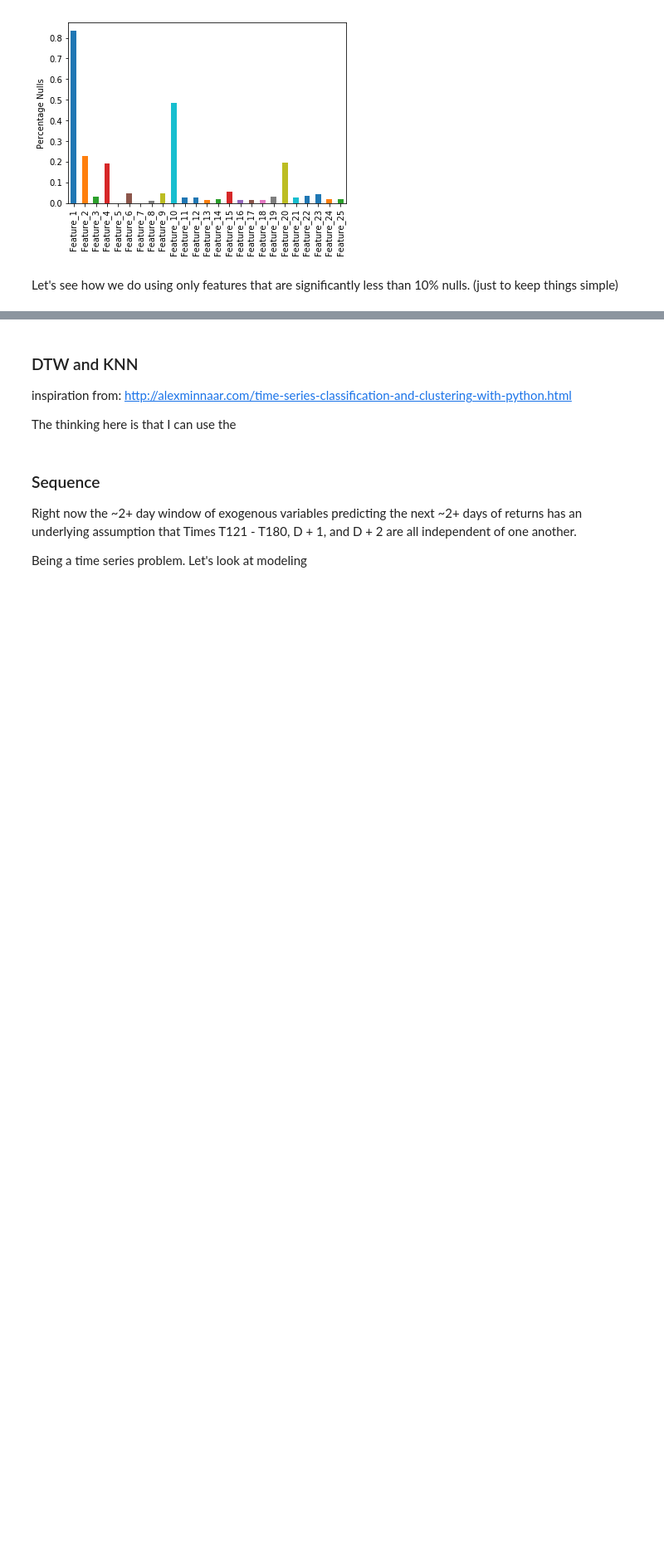
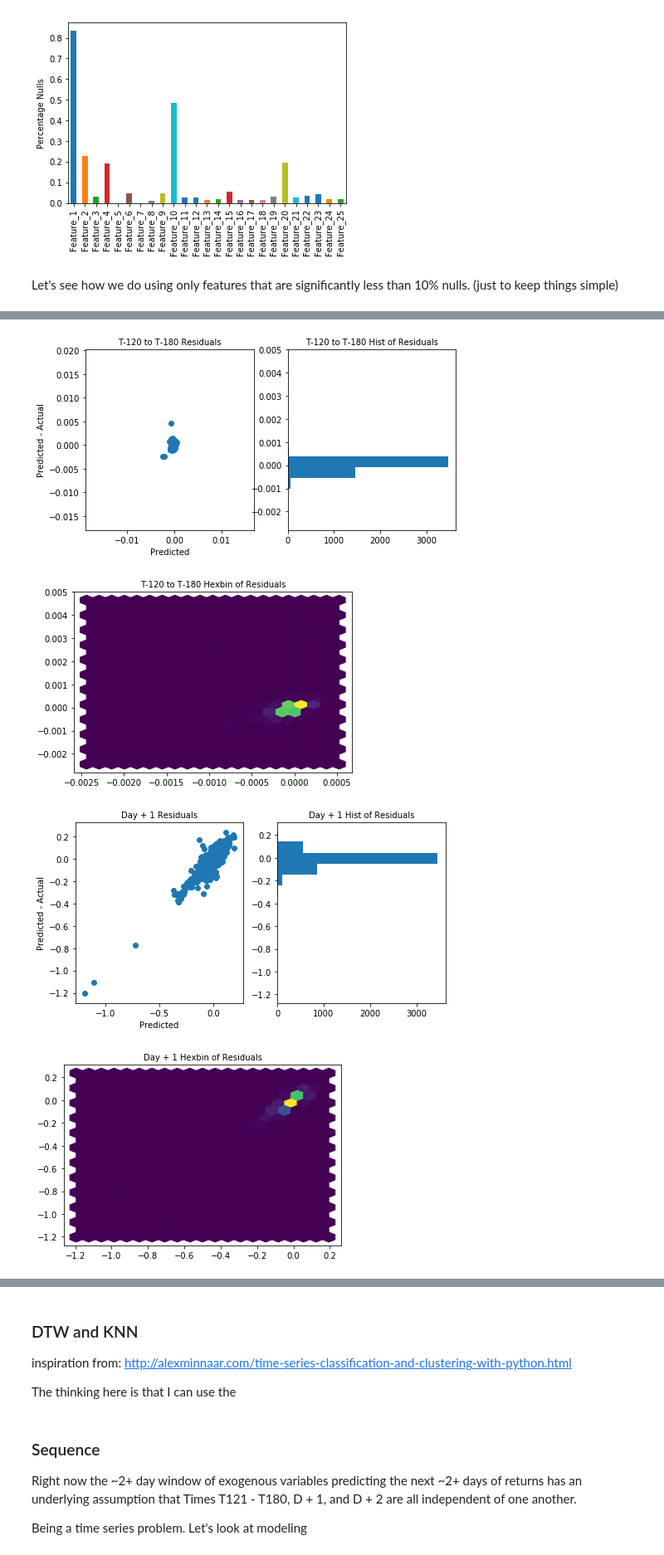
Before and after one commit to Ryanglambert/time_series, a Jupyter notebook: EDA Winton.ipynb, the cells around one changed output, grey strips where cells are left out. Shown at 83% size. Drawn from its saved outputs; the diff is of its cells as text; code cells hidden in the pictures; blank space fills up the shorter version.

```diff
--- a/EDA Winton.ipynb
+++ b/EDA Winton.ipynb
@@ -401,2 +379,8 @@ X_wfeatures = X_wfeatures.drop(['Feature_1', 'Feature_2', 'Feature_4',
+# %%
+mask_wfeatures_columns = [i for i in X.columns
+                          if i not in ['Feature_1', 'Feature_2', 'Feature_2', 'Feature_10', 'Feature_20']
+                          and i not in mask_exog_return]
+
+# X[mask_wfeatures_columns]
 # %%
-X_wfeatures.isnull().values.any(axis=1)
+not_na_mask = X[mask_wfeatures_columns].isnull().values.any(axis=1)
@@ -404,0 +387,4 @@ array([ True,  True,  True, ..., False,  True,  True])
+# %%
+X_wfeatures = X[mask_wfeatures_columns][~not_na_mask]
+Y_wfeatures = Y[mask_y_simple][~not_na_mask]
+w_wfeatures = w_1[~not_na_mask]
@@ -405,10 +393,12 @@ array([ True,  True,  True, ..., False,  True,  True])
 # %%
 model = Pipeline(steps = [('minmax_scaler', MinMaxScaler()),
                           ('RANSAC', RANSACRegressor())])
+x_train, x_test, y_train, y_test, w_train, w_test = \
+    train_test_split(X_wfeatures, Y_wfeatures, w_wfeatures)
 
-model.fit(X_wfeatures, Y_simple)
+model.fit(x_train, y_train)
 
-y_pred = model.predict(X_wfeatures)
+y_pred = model.predict(x_test)
 
-WMAE(Y_simple.values, y_pred, weights=w_1.values)
+WMAE(y_test.values, y_pred, weights=w_test)
 # %% [output]
@@ -437,0 +419,8 @@ X_wfeatures
+# %%
+for col, title in enumerate(['T-120 to T-180', 'Day + 1', 'Day + 2']):
+    resid_plot(y_pred[:, col], y_test.iloc[:, col], title)
+# %% [output]
+[figure, added]
+[figure, added]
+[figure, added]
+[figure, added]
```
Also changed, not shown: parts of 40 cells of this notebook, 2 other files.
